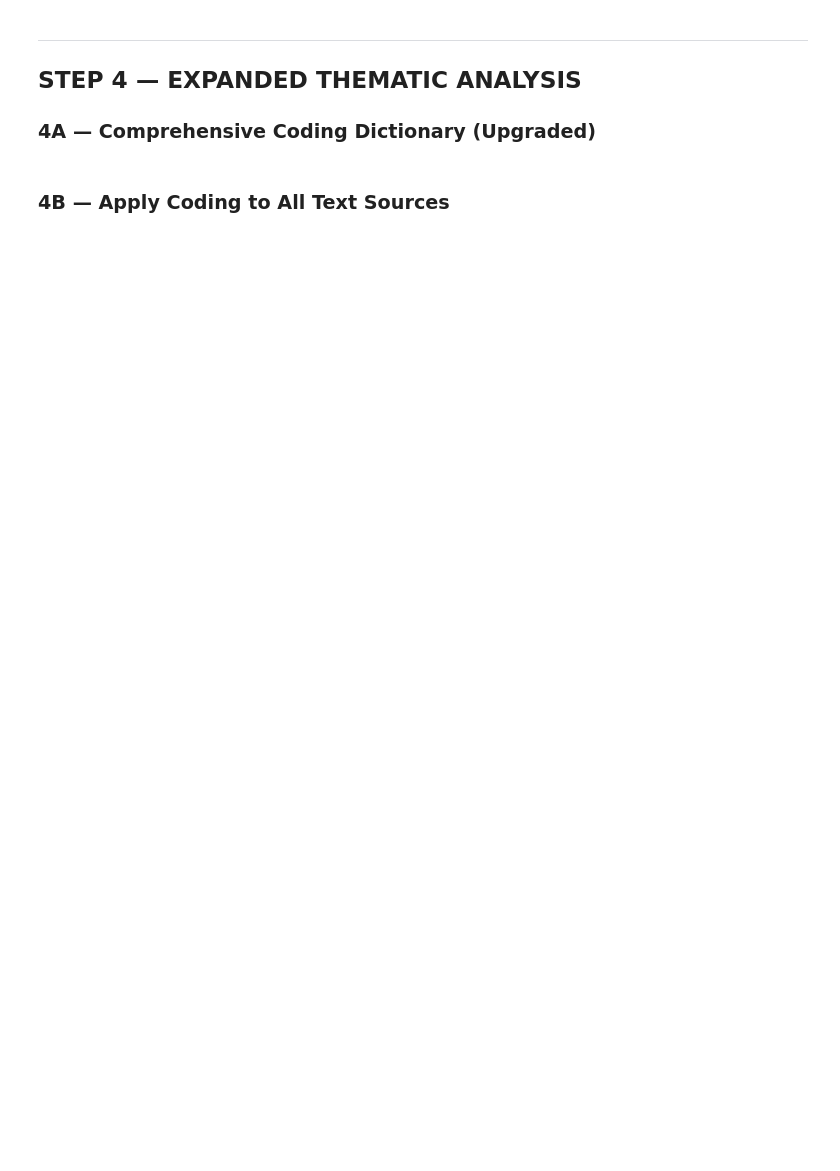
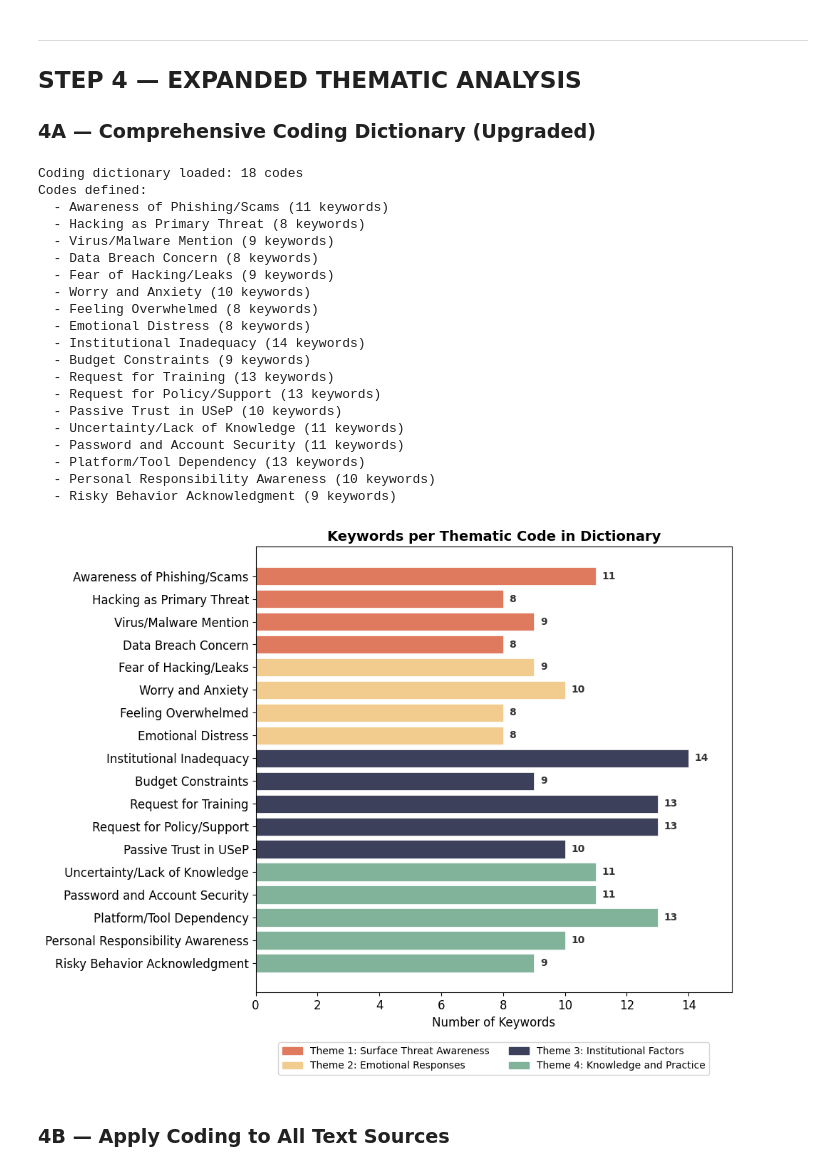
Before and after one commit to Peeeweee/Project_Yano_CyberSafe, a Jupyter notebook: CyberSafe_Upgraded.ipynb, the cells around one changed output. Cells and saved outputs as stored; diff of their text form; code cells hidden in the pictures; blank space fills up the shorter version.

```diff
--- a/CyberSafe_Upgraded.ipynb
+++ b/CyberSafe_Upgraded.ipynb
@@ -241,33 +324,95 @@ THEME_CODES = {
         'not aware', 'unaware', 'do not know', "don't know",
         'not familiar', 'unfamiliar', 'no knowledge', 'not sure',
         'unsure', 'i have no idea', 'not fully aware'
     ],
     'Password and Account Security': [
         'password', 'passwords', 'strong password', 'change password',
         'two-factor', '2fa', 'two factor', 'authentication',
         'account security', 'login', 'credentials'
     ],
     'Platform/Tool Dependency': [
         'messenger', 'facebook', 'google drive', 'gmail', 'email',
         'zoom', 'microsoft teams', 'social media', 'antivirus',
         'software', 'app', 'application', 'platform'
     ],
     'Personal Responsibility Awareness': [
         'responsible', 'responsibility', 'individual', 'personal',
         'each person', 'everyone should', 'we should', 'users should',
         'shared responsibility', 'commitment'
     ],
     'Risky Behavior Acknowledgment': [
         'share account', 'sharing account', 'credential sharing',
         'not logging out', 'forgot to logout', 'weak password',
         'write password', 'password on paper', 'convenience'
     ],
 }
 
 print(f'Coding dictionary loaded: {len(THEME_CODES)} codes')
 print('Codes defined:')
 for code in THEME_CODES:
     print(f'  - {code} ({len(THEME_CODES[code])} keywords)')
+
+
+# ============================================================
+# VISUALIZATION: Number of Keywords per Thematic Code
+# ============================================================
+import matplotlib.pyplot as plt
+import matplotlib.patches as mpatches
+
+categories = list(THEME_CODES.keys())
+counts = [len(keywords) for keywords in THEME_CODES.values()]
+
+# Map colors to the 4 themes sequentially (4, 4, 5, 5 items per theme respectively)
+theme_colors = ['#E07A5F']*4 + ['#F2CC8F']*4 + ['#3D405B']*5 + ['#81B29A']*5
+
+fig, ax = plt.subplots(figsize=(10, 8))
+bars = ax.barh(categories, counts, color=theme_colors, edgecolor='white', linewidth=0.5)
+
+ax.set_xlabel('Number of Keywords', fontsize=12)
+ax.set_title('Keywords per Thematic Code in Dictionary', fontsize=14, fontweight='bold')
+ax.invert_yaxis()  # Put Theme 1 at the top
+
+# Add numbers to the end of bars
+for bar, count in zip(bars, counts):
+    ax.text(count + 0.2, bar.get_y() + bar.get_height()/2, str(count),
+            va='center', fontsize=10, fontweight='bold', color='#333333')
+
+# Legend for the Theme Colors
+legend_patches = [
+    mpatches.Patch(color='#E07A5F', label='Theme 1: Surface Threat Awareness'),
+    mpatches.Patch(color='#F2CC8F', label='Theme 2: Emotional Responses'),
+    mpatches.Patch(color='#3D405B', label='Theme 3: Institutional Factors'),
+    mpatches.Patch(color='#81B29A', label='Theme 4: Knowledge and Practice'),
+]
+
+# Moved the legend outside the plot box, to the bottom center, spanning 2 columns
+ax.legend(handles=legend_patches, loc='upper center', bbox_to_anchor=(0.5, -0.1), ncol=2, fontsize=10)
+
+plt.margins(x=0.1)
+plt.tight_layout()
+plt.show()
+# %% [output]
+Coding dictionary loaded: 18 codes
+Codes defined:
+  - Awareness of Phishing/Scams (11 keywords)
+  - Hacking as Primary Threat (8 keywords)
+  - Virus/Malware Mention (9 keywords)
+  - Data Breach Concern (8 keywords)
+  - Fear of Hacking/Leaks (9 keywords)
+  - Worry and Anxiety (10 keywords)
+  - Feeling Overwhelmed (8 keywords)
+  - Emotional Distress (8 keywords)
+  - Institutional Inadequacy (14 keywords)
+  - Budget Constraints (9 keywords)
+  - Request for Training (13 keywords)
+  - Request for Policy/Support (13 keywords)
+  - Passive Trust in USeP (10 keywords)
+  - Uncertainty/Lack of Knowledge (11 keywords)
+  - Password and Account Security (11 keywords)
+  - Platform/Tool Dependency (13 keywords)
+  - Personal Responsibility Awareness (10 keywords)
+  - Risky Behavior Acknowledgment (9 keywords)
+[figure, added]
 # %% [markdown]
 ### 4B — Apply Coding to All Text Sources
 # %%
```
Also changed, not shown: parts of 21 cells of this notebook, 1 other file.
